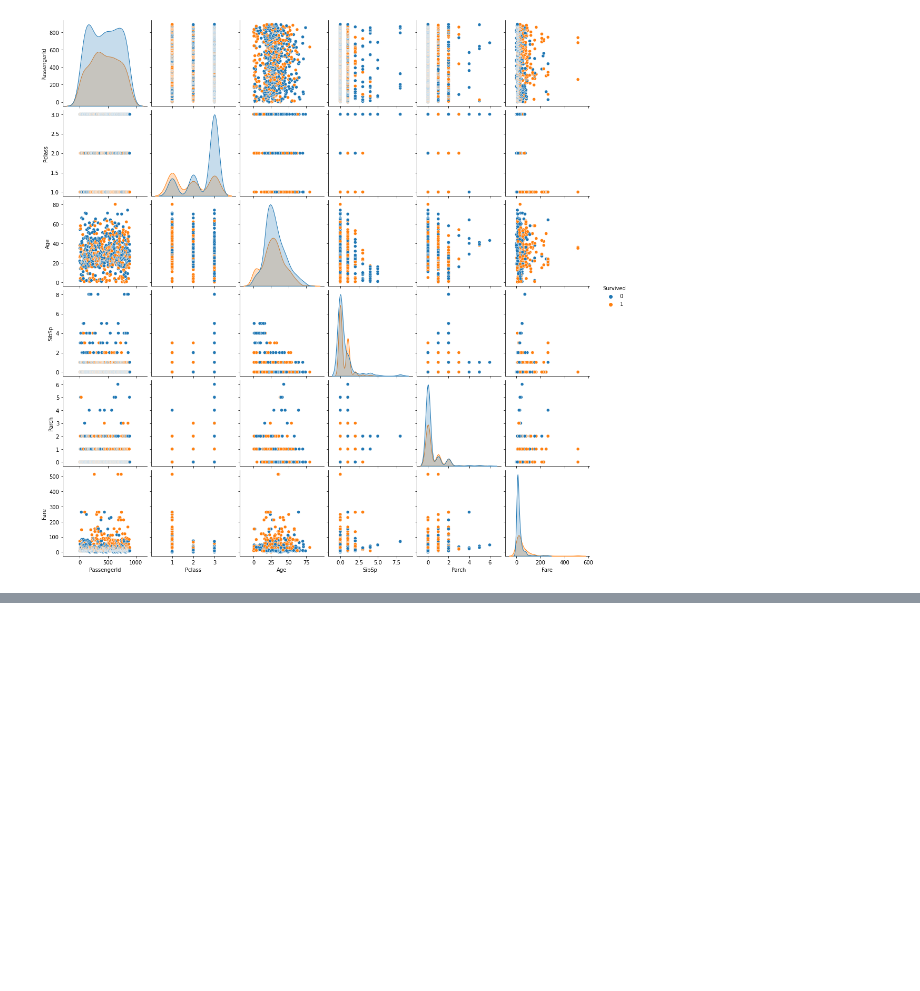
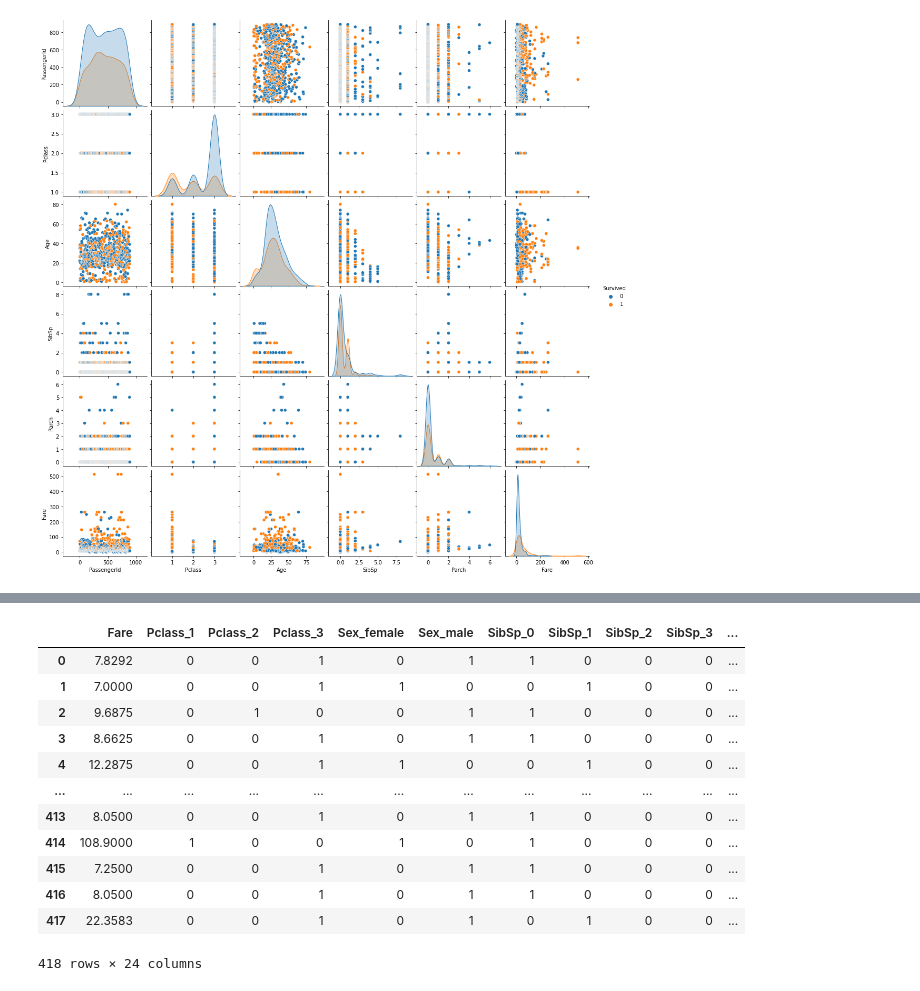
Before and after one commit to JeanMichelBereder/Kaggle, a Jupyter notebook: kaggle-titanic.ipynb, the cells around one changed output, grey strips where cells are left out. Drawn from its saved outputs; the diff is of its cells as text; code cells hidden in the pictures; blank space fills up the shorter version.

```diff
--- a/kaggle-titanic.ipynb
+++ b/kaggle-titanic.ipynb
@@ -134,0 +187,3 @@ sns.pairplot(train_data, hue='Survived')
+# %%
+test_data_proc = test_data.drop(drop_columns, axis=1)
+test_data_proc
@@ -134,0 +244,17 @@ sns.pairplot(train_data, hue='Survived')
+# %%
+test_data_proc_dummy = pd.get_dummies(test_data_proc, columns=dummy_columns,dtype=np.int64)
+test_data_proc_dummy
+# %% [output]
+|  | Fare | Pclass_1 | Pclass_2 | Pclass_3 | Sex_female | Sex_male | SibSp_0 | SibSp_1 | SibSp_2 | SibSp_3 | ... |
+| 0 | 7.8292 | 0 | 0 | 1 | 0 | 1 | 1 | 0 | 0 | 0 | ... |
+| 1 | 7.0000 | 0 | 0 | 1 | 1 | 0 | 0 | 1 | 0 | 0 | ... |
+| 2 | 9.6875 | 0 | 1 | 0 | 0 | 1 | 1 | 0 | 0 | 0 | ... |
+| 3 | 8.6625 | 0 | 0 | 1 | 0 | 1 | 1 | 0 | 0 | 0 | ... |
+| 4 | 12.2875 | 0 | 0 | 1 | 1 | 0 | 0 | 1 | 0 | 0 | ... |
+| ... | ... | ... | ... | ... | ... | ... | ... | ... | ... | ... | ... |
+| 413 | 8.0500 | 0 | 0 | 1 | 0 | 1 | 1 | 0 | 0 | 0 | ... |
+| 414 | 108.9000 | 1 | 0 | 0 | 1 | 0 | 1 | 0 | 0 | 0 | ... |
+| 415 | 7.2500 | 0 | 0 | 1 | 0 | 1 | 1 | 0 | 0 | 0 | ... |
+| 416 | 8.0500 | 0 | 0 | 1 | 0 | 1 | 1 | 0 | 0 | 0 | ... |
+| 417 | 22.3583 | 0 | 0 | 1 | 0 | 1 | 0 | 1 | 0 | 0 | ... |
+418 rows × 24 columns
```
Also changed, not shown: parts of 27 cells of this notebook.
